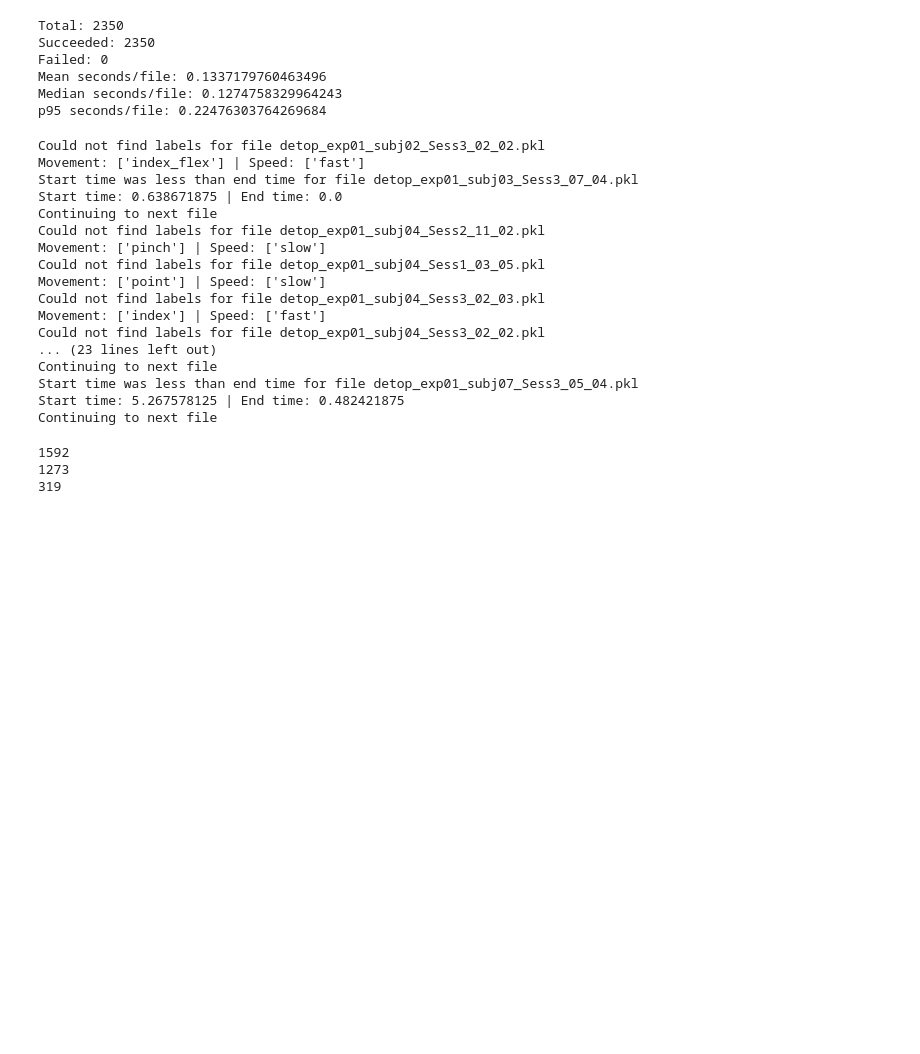
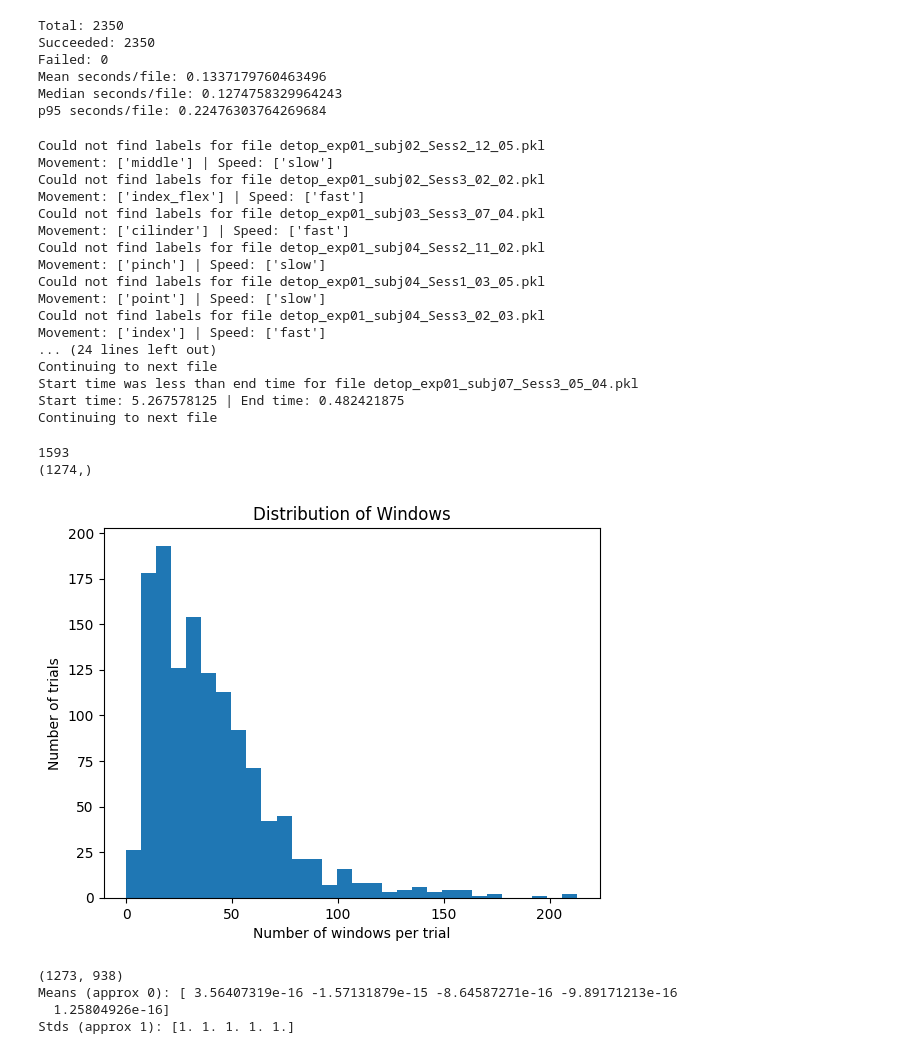
Before and after one commit to ConnorIrvine/Gesture-Recognition, a Jupyter notebook: dataset_cleaning/data_analysis.ipynb, the cells around one changed output. Saved outputs shown, nothing was run; the diff lists cells and outputs as text; code cells hidden in the pictures; blank space fills up the shorter version.

```diff
--- a/dataset_cleaning/data_analysis.ipynb
+++ b/dataset_cleaning/data_analysis.ipynb
@@ -376,7 +376,7 @@ def extract_features_by_window(data, num_windows, window_size, window_step):
         feature_array.append(spectral_centroid(win_data))
         feature_array.append(spectral_spread(win_data))
 
-        windows.append(win_data)
+        windows.append(feature_array)
     return windows, feature_names
 
 
@@ -434,18 +434,18 @@ for dir in dirs:
             continue
 
         emg = temp['emg']
-        emg = emg[start_sample:end_sample]
+        emg = emg[:, start_sample:end_sample]
 
         # extract windows
         n_windows = num_windows(emg.shape[1], WINDOW_SIZE, WINDOW_HOP)
         windows = extract_windows(emg, n_windows, WINDOW_SIZE, WINDOW_HOP)
-        feature_windows = extract_features_by_window(emg, n_windows, WINDOW_SIZE, WINDOW_HOP)
+        feature_windows, feature_names = extract_features_by_window(emg, n_windows, WINDOW_SIZE, WINDOW_HOP)
         ## NOTE: we will need glove data later for regression, leave out for now
         # glove = temp['glove']
 
         ## append data to dataframe
         temp_row['windows_raw'] = windows
-        temp_row['windows_features'] = feature_windows
+        temp_row['windows_feature'] = feature_windows
         temp_row['speed'] = str(temp['speed'][0])
         temp_row['subject'] = str(temp['subject'][0])
         temp_row['movement'] = str(temp['movement'][0])
@@ -455,37 +455,76 @@ for dir in dirs:
         df_the_dict = pd.DataFrame([temp_row])
         df = pd.concat([df, df_the_dict], ignore_index=True)
 # %% [output]
+Could not find labels for file detop_exp01_subj02_Sess2_12_05.pkl
+Movement: ['middle'] | Speed: ['slow']
 Could not find labels for file detop_exp01_subj02_Sess3_02_02.pkl
 Movement: ['index_flex'] | Speed: ['fast']
-Start time was less than end time for file detop_exp01_subj03_Sess3_07_04.pkl
-Start time: 0.638671875 | End time: 0.0
-Continuing to next file
+Could not find labels for file detop_exp01_subj03_Sess3_07_04.pkl
+Movement: ['cilinder'] | Speed: ['fast']
 Could not find labels for file detop_exp01_subj04_Sess2_11_02.pkl
 Movement: ['pinch'] | Speed: ['slow']
 Could not find labels for file detop_exp01_subj04_Sess1_03_05.pkl
 Movement: ['point'] | Speed: ['slow']
 Could not find labels for file detop_exp01_subj04_Sess3_02_03.pkl
 Movement: ['index'] | Speed: ['fast']
-Could not find labels for file detop_exp01_subj04_Sess3_02_02.pkl
-... (23 lines left out)
+... (24 lines left out)
 Continuing to next file
 Start time was less than end time for file detop_exp01_subj07_Sess3_05_04.pkl
 Start time: 5.267578125 | End time: 0.482421875
 Continuing to next file
 # %%
 from sklearn.model_selection import train_test_split
+from sklearn.preprocessing import StandardScaler
 
-dataset = df
+def reshape_data(data):
+    X_mean = np.array([
+        np.mean(rec, axis=0)
+        for rec in data
+        if np.array(rec).shape[0] > 0
+    ])
+    X_mean = np.squeeze(X_mean, axis=2)
+    X_svm = X_mean.reshape(X_mean.shape[0], -1)
+    return X_svm
+
+def plot_trials_histogram(data):
+    # Convert pandas Series → list
+    data_list = data.to_numpy()   # data is your Series
+
+    # Count windows per trial
+    window_counts = [len(trial) for trial in data_list]
+
+    # Plot histogram
+    plt.figure()
+    plt.hist(window_counts, bins=30)
+    plt.xlabel("Number of windows per trial")
+    plt.ylabel("Number of trials")
+    plt.title("Distribution of Windows")
+    plt.show()
 
 ### Test training split
 print(len(dataset))
+dataset = dataset[dataset['movement'].isin(['pinch', 'fist'])]
 X_train, X_test, y_train, y_test = train_test_split(dataset['windows_feature'], dataset['movement'], test_size=0.2, random_state=42)
 
-print(len(y_train))
-print(len(y_test))
+### Train linear SVM, classify fist vs pinch
+"""
+X_train: recording x window x feature x channel
+"""
 
-### Train linear SVM, classify fist vs pinch
+plot_trials_histogram(X_train)
+
+X_train_svm = reshape_data(X_train)
+X_test_svm = reshape_data(X_test)
+
+scaler = StandardScaler()
+X_train_scaled = scaler.fit_transform(X_train_svm)
+X_train_scaled = scaler.transform(X_train_svm)
+X_test_scaled = scaler.transform(X_test_svm)
 # %% [output]
-1592
-1273
-319
+1593
+(1274,)
+[figure, added]
+(1273, 938)
+Means (approx 0): [ 3.56407319e-16 -1.57131879e-15 -8.64587271e-16 -9.89171213e-16
+  1.25804926e-16]
+Stds (approx 1): [1. 1. 1. 1. 1.]
```
Also changed, not shown: 1 other file.
